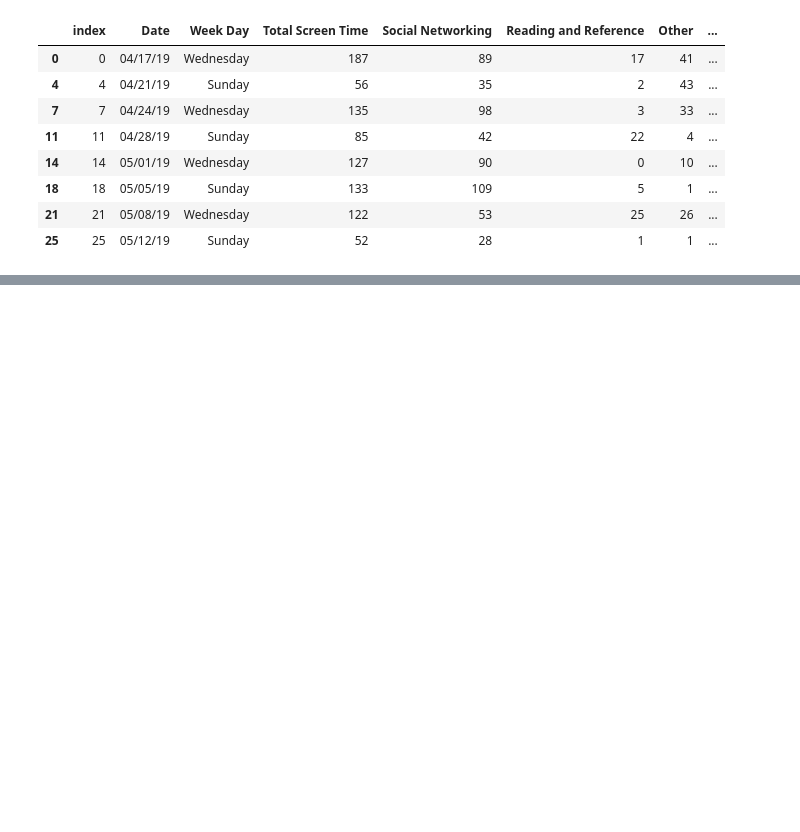
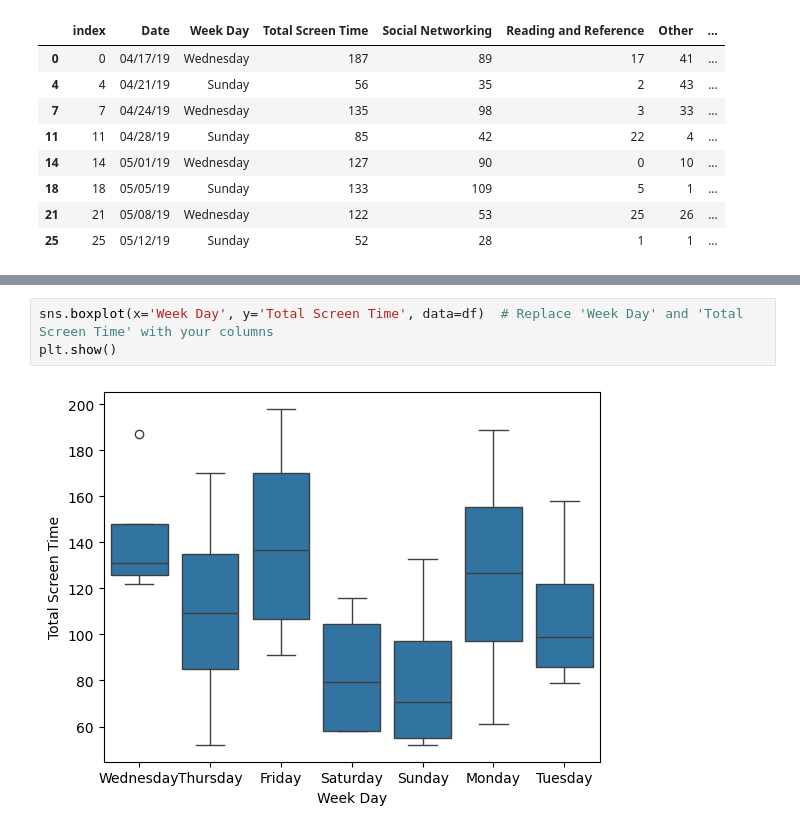
Before and after one commit to auseofficial/ipynb, a Jupyter notebook: panda1.ipynb, the cells around one changed output, grey strips where cells are left out. Saved outputs shown, nothing was run; the diff lists cells and outputs as text; blank space fills up the shorter version.

```diff
--- a/panda1.ipynb
+++ b/panda1.ipynb
@@ -491,0 +500,5 @@ df[(df['Week Day'] == 'Wednesday') | (df['Week Day'] == 'Sunday')]
+# %%
+sns.boxplot(x='Week Day', y='Total Screen Time', data=df)  # Replace 'Week Day' and 'Total Screen Time' with your columns
+plt.show()
+# %% [output]
+[figure, added]
```
Also changed, not shown: parts of 6 cells of this notebook.
